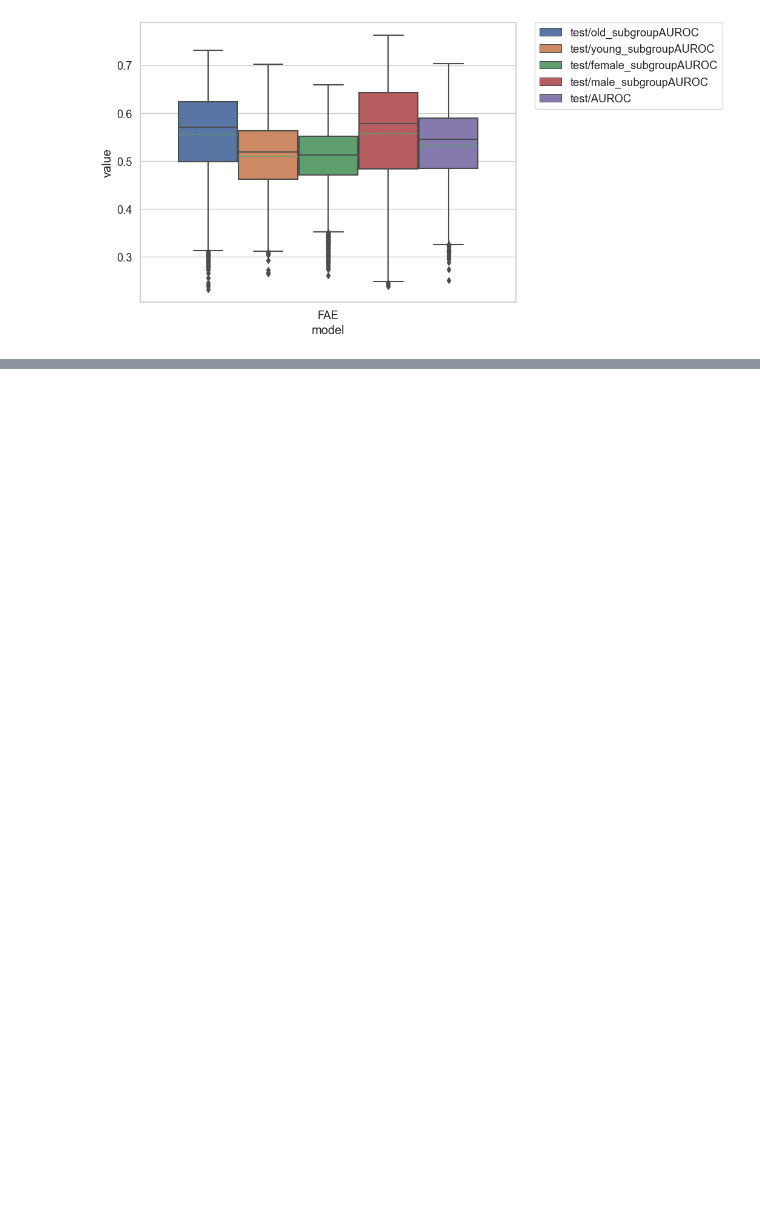
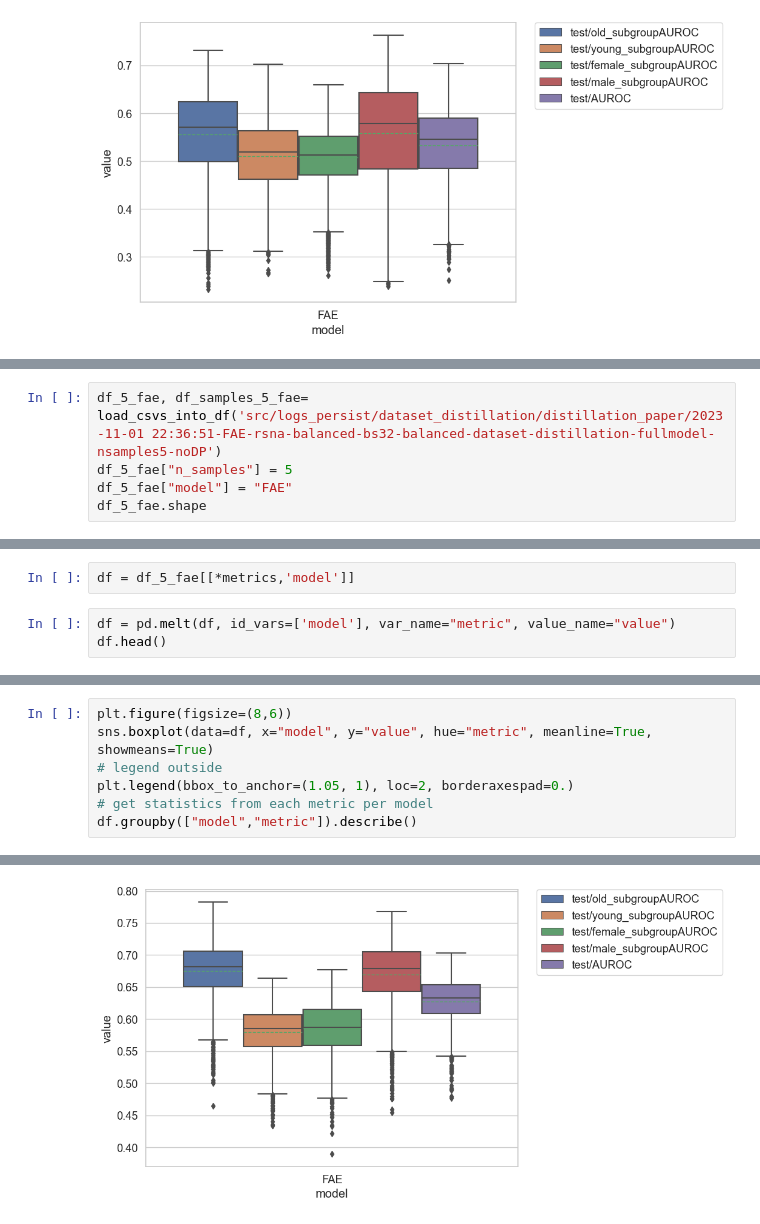
Before and after one commit to JohannesGetzner/fair-uad-with-dp, a Jupyter notebook: src/logs_persist/dataset_distillation/distillation_paper/rsna_FAE_1S.ipynb, the cells around one changed output, grey strips where cells are left out. Drawn from its saved outputs; the diff is of its cells as text; blank space fills up the shorter version.

Commit message:
extended dataset distillation analysis

```diff
--- a/src/logs_persist/dataset_distillation/distillation_paper/rsna_FAE_1S.ipynb
+++ b/src/logs_persist/dataset_distillation/distillation_paper/rsna_FAE_1S.ipynb
@@ -74,0 +80,5 @@ df.groupby(["model","metric"]).describe()
+# %%
+df_5_fae, df_samples_5_fae= load_csvs_into_df('src/logs_persist/dataset_distillation/distillation_paper/2023-11-01 22:36:51-FAE-rsna-balanced-bs32-balanced-dataset-distillation-fullmodel-nsamples5-noDP')
+df_5_fae["n_samples"] = 5
+df_5_fae["model"] = "FAE"
+df_5_fae.shape
@@ -74,0 +87,5 @@ df.groupby(["model","metric"]).describe()
+# %%
+df = df_5_fae[[*metrics,'model']]
+# %%
+df = pd.melt(df, id_vars=['model'], var_name="metric", value_name="value")
+df.head()
@@ -74,0 +99,8 @@ df.groupby(["model","metric"]).describe()
+# %%
+plt.figure(figsize=(8,6))
+sns.boxplot(data=df, x="model", y="value", hue="metric", meanline=True, showmeans=True)
+# legend outside
+plt.legend(bbox_to_anchor=(1.05, 1), loc=2, borderaxespad=0.)
+# get statistics from each metric per model
+df.groupby(["model","metric"]).describe()
+# %% [output]
@@ -74,0 +115 @@ df.groupby(["model","metric"]).describe()
+[figure, added]
```
Also changed, not shown: parts of 25 cells of this notebook, 1 other file.
